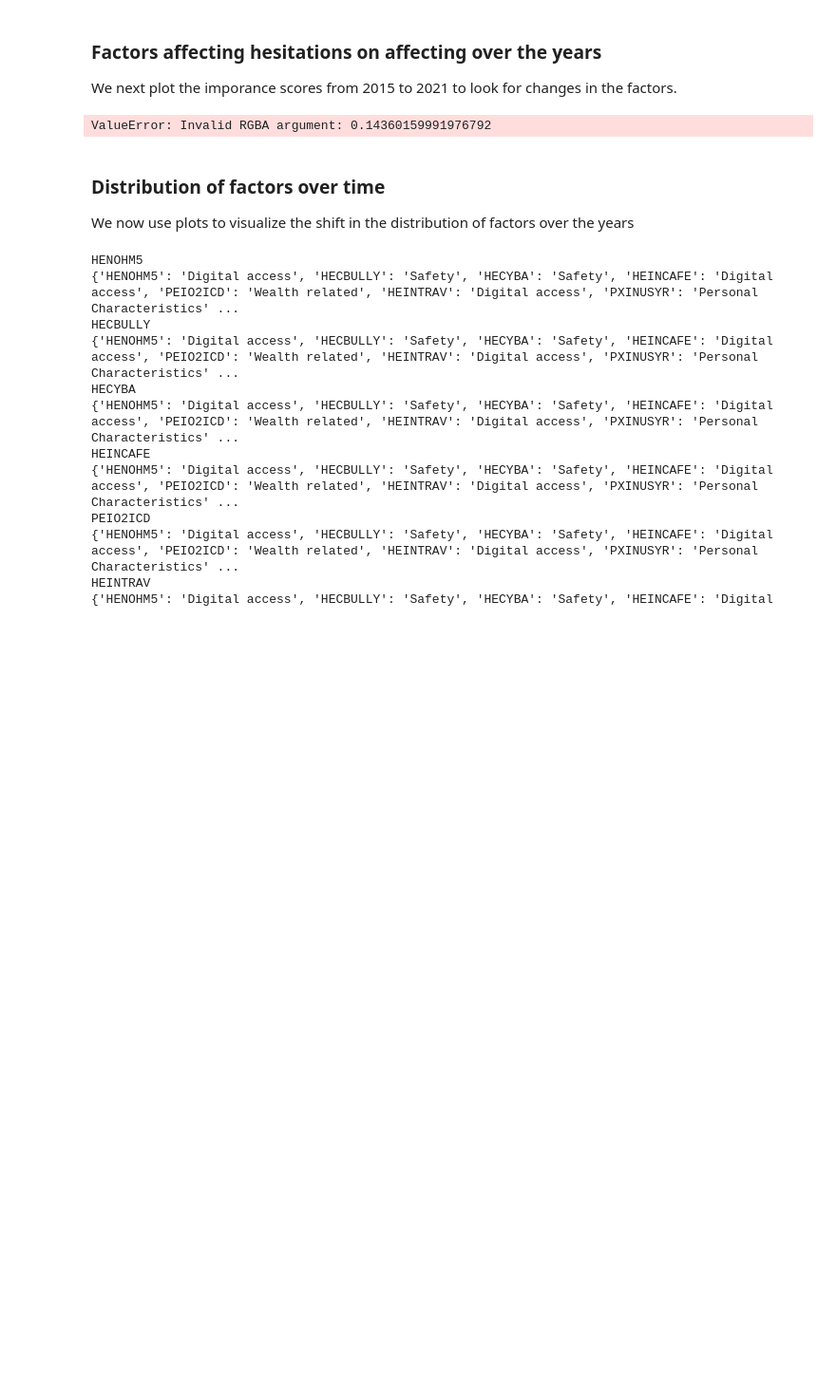
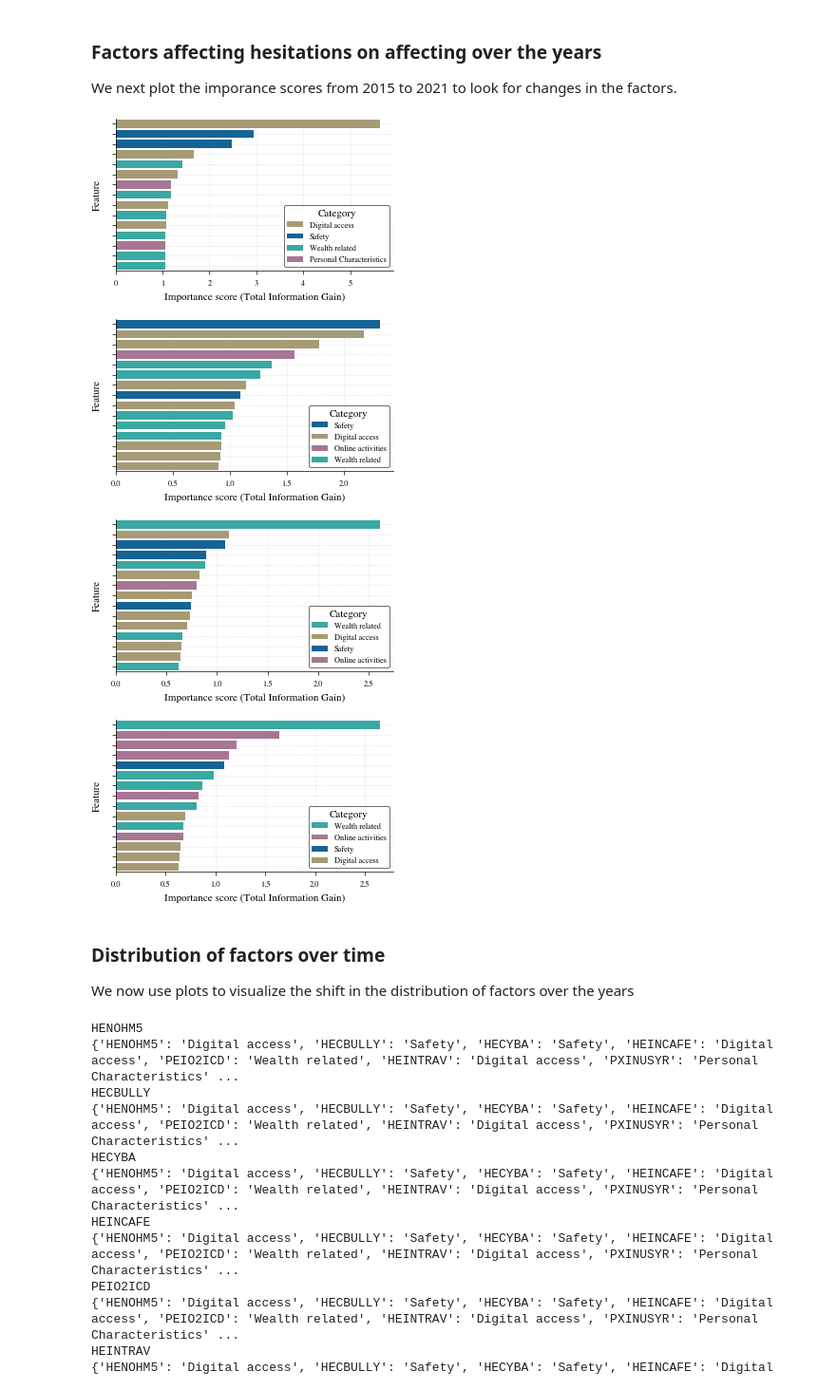
Before and after one commit to swag2198/data-literacy, a Jupyter notebook: exp/XGB_feature_importance.ipynb, the cells around one changed output. Shown at 95% size. Cells and saved outputs as stored; diff of their text form; code cells hidden in the pictures; blank space fills up the shorter version.

```diff
--- a/exp/XGB_feature_importance.ipynb
+++ b/exp/XGB_feature_importance.ipynb
@@ -440,10 +453,7 @@ for year in map(str, range(2015, 2022, 2)):
     # Create a dictionary mapping each category to a color
     color_dict = dict(zip(unique_categories, palette))
 
-    # Comment this out to use seaborn colors
-    color_dict = category_category_new_mapping
-
-
+    color_dict = category_color_map
 
     with plt.rc_context({**bundles.icml2022(column='half', nrows=1, ncols=1, usetex=False), **tueplots.axes.lines()}):
 
@@ -464,35 +474,38 @@ for year in map(str, range(2015, 2022, 2)):
             importance_df.rename(columns={'Unnamed: 0': 'features'}, inplace=True)
 
             # Create a new column in importance_df for the categories using var_categories
             importance_df['category'] = importance_df['features'].map(var_categories)
 
             # Plot the bar chart
             plot = sns.barplot(x='score', y='features', hue='category', data=importance_df, palette=color_dict, dodge=False)
 
             # Remove y labels
             plot.set_yticklabels([])
 
             # Show the legend
             plt.legend(title='Category')
 
             feature_description_map = ACTIVITIES_MAP if var_name.startswith("HEPSPRE") else CONCERNS_MAP
 
             plt.xlabel('Importance score (Total Information Gain)')
             plt.ylabel('Feature')
 
             # Add spines
             ax.spines["top"].set(visible = False)
             ax.spines["right"].set(visible = False)
             ax.grid(True, color = "lightgrey", ls = ":")
 
-            plt.title(f'Feature Importance for {var_name}: {feature_description_map[var_name][:25]}...')
+            # plt.title(f'Feature Importance for {var_name}: {feature_description_map[var_name][:25]}...')
 
             plt.savefig(path + f'/{var_name}_colored.pdf', dpi=300, bbox_inches='tight')
 
             # Show the plot
             plt.show()
 # %% [output]
-ValueError: Invalid RGBA argument: 0.14360159991976792
+[figure, added]
+[figure, added]
+[figure, added]
+[figure, added]
 # %% [markdown]
 ### Distribution of factors over time
 
```
Also changed, not shown: parts of 4 cells of this notebook, 19 other files.
